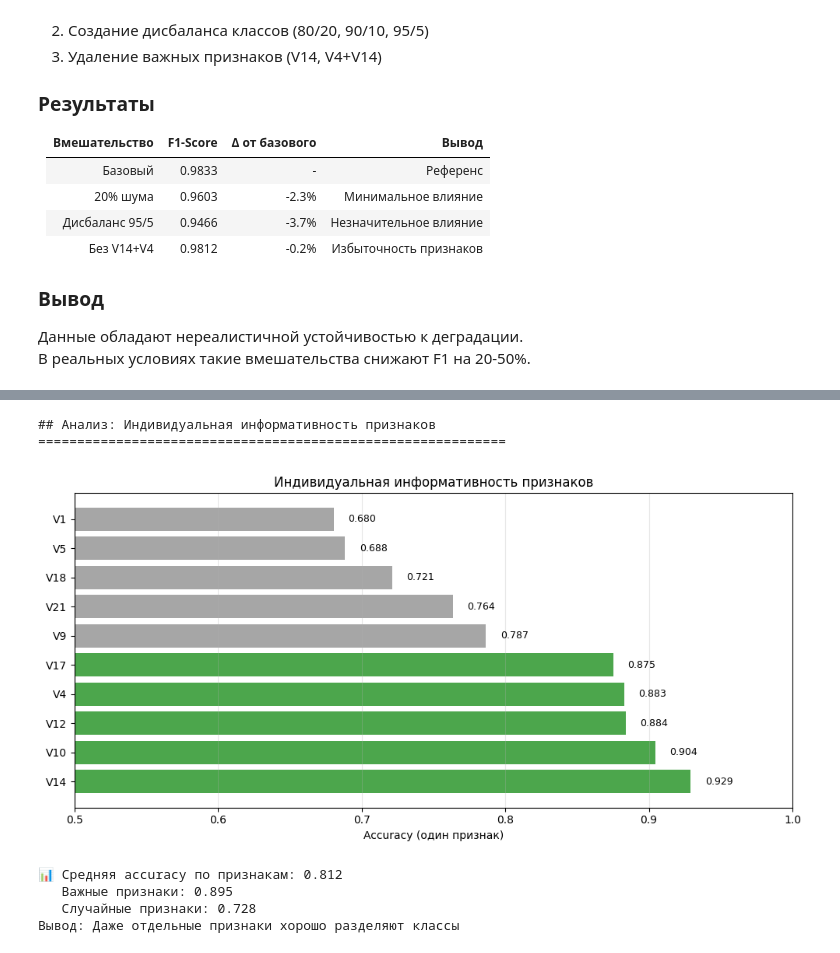
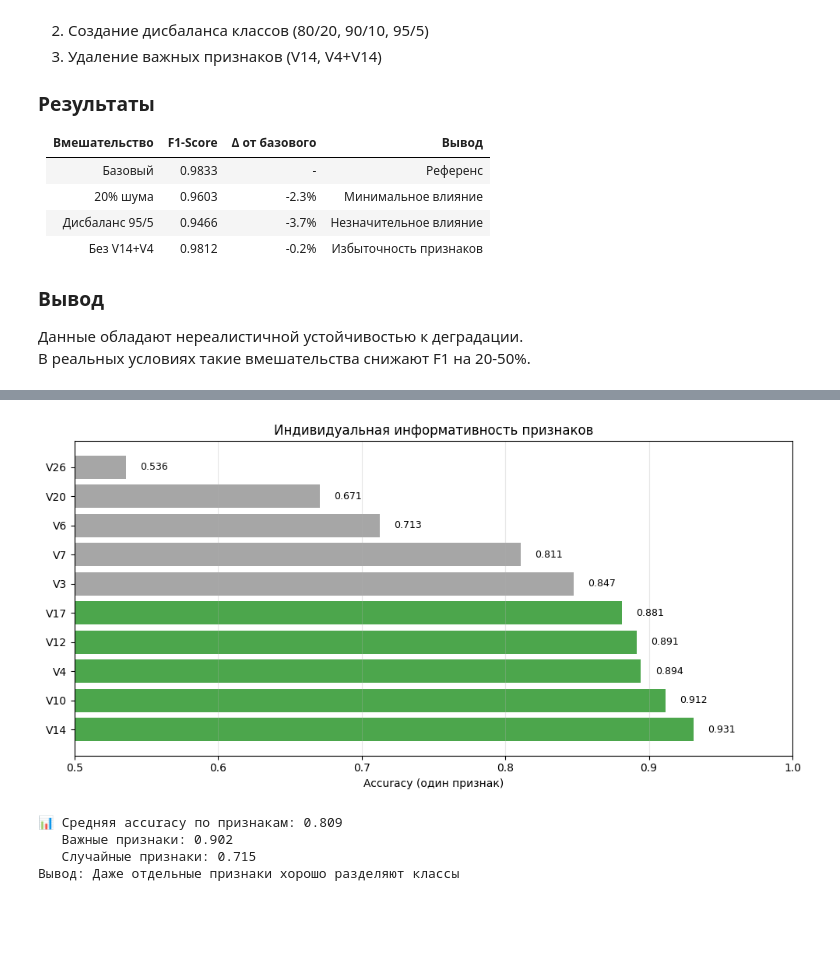
Before and after one commit to ls3j33/credit-card-fraud-classification, a Jupyter notebook: notebooks/3_improvements.ipynb, the cells around one changed output, grey strips where cells are left out. Cells and saved outputs as stored; diff of their text form; code cells hidden in the pictures; blank space fills up the shorter version.

```diff
--- a/notebooks/3_improvements.ipynb
+++ b/notebooks/3_improvements.ipynb
@@ -115,66 +147,86 @@ LinearSVC (C=100): F1 = 0.9613 ± 0.0028
 Вывод: Данные почти полностью линейно разделимы (F1 > 0.96)
 # %%
-# Ячейка 6: Анализ индивидуальной информативности признаков
-print("\n## Анализ: Индивидуальная информативность признаков")
-print("=" * 60)
+# 1. Случайная подвыборка из тренировочных данных (ПЕРЕД всеми преобразованиями)
+np.random.seed(42)
+sample_indices = np.random.choice(len(X_train), 5000, replace=False)
+X_sample = X_train.iloc[sample_indices] if hasattr(X_train, 'iloc') else X_train[sample_indices]
+y_sample = y_train.iloc[sample_indices] if hasattr(y_train, 'iloc') else y_train[sample_indices]
 
-# Быстрый анализ - один признак
-from sklearn.linear_model import LogisticRegression
+# 2. Если important_features были получены из EDA на тренировочных данных - ок
+#    Иначе нужно их определить ТОЛЬКО на тренировочных данных
+important_features = ['V14', 'V4', 'V10', 'V12', 'V17']  # Убедитесь, что они получены только из X_train
+
+# 3. Выбор случайных признаков ИЗ ТРЕНИРОВОЧНЫХ
+all_features = X_train.columns.tolist() if hasattr(X_train, 'columns') else list(range(X_train.shape[1]))
+random_features = np.random.choice(
+    [f for f in all_features if f not in important_features],
+    5,
+    replace=False
+)
+test_features = list(important_features) + list(random_features)
 
 single_feature_results = []
-feature_names = X.columns.tolist()
-
-# Проверяем только 5 самых важных и 5 случайных признаков
-important_features = ['V14', 'V4', 'V10', 'V12', 'V17']
-random_features = np.random.choice([f for f in feature_names if f not in important_features], 5, replace=False)
-test_features = list(important_features) + list(random_features)
 
 for feature in test_features:
-    idx = feature_names.index(feature)
-    X_single = X_train_scaled[:5000, idx].reshape(-1, 1)
-    y_single = y_train[:5000].values if hasattr(y_train, 'values') else y_train[:5000]
+    # 4. Выделяем один признак из НЕмасштабированных данных
+    if hasattr(X_sample, 'iloc'):  # DataFrame
+        X_single = X_sample[[feature]].values
+    else:  # numpy array
+        idx = all_features.index(feature) if feature in all_features else int(feature)
+        X_single = X_sample[:, idx].reshape(-1, 1)
 
-    model = LogisticRegression(random_state=42)
-    scores = cross_val_score(model, X_single, y_single, cv=3, scoring='accuracy')
+    # 5. Pipeline для каждого признака
+    pipeline = Pipeline([
+        ('scaler', StandardScaler()),
+        ('model', LogisticRegression(random_state=42, max_iter=1000))
+    ])
+
+    # 6. CV на исходных данных
+    scores = cross_val_score(
+        pipeline,
+        X_single,  # Не масштабированные!
+        y_sample,
+        cv=3,
+        scoring='accuracy',
+        n_jobs=-1
+    )
 
     single_feature_results.append({
         'feature': feature,
         'accuracy': scores.mean(),
+        'std': scores.std(),
         'type': 'important' if feature in important_features else 'random'
     })
 
-# Визуализация
+# Визуализация и вывод результатов (без изменений)
 single_df = pd.DataFrame(single_feature_results).sort_values('accuracy', ascending=False)
 
 plt.figure(figsize=(10, 5))
 colors = ['green' if t == 'important' else 'gray' for t in single_df['type']]
 bars = plt.barh(range(len(single_df)), single_df['accuracy'], color=colors, alpha=0.7)
 plt.xlabel('Accuracy (один признак)')
 plt.title('Индивидуальная информативность признаков')
 plt.yticks(range(len(single_df)), single_df['feature'])
 plt.xlim(0.5, 1.0)
 plt.grid(True, alpha=0.3, axis='x')
 
-# Добавляем значения
 for bar, acc in zip(bars, single_df['accuracy']):
     plt.text(bar.get_width() + 0.01, bar.get_y() + bar.get_height()/2,
              f'{acc:.3f}', va='center', fontsize=9)
 
 plt.tight_layout()
 plt.show()
 
 print(f"\n📊 Средняя accuracy по признакам: {single_df['accuracy'].mean():.3f}")
 print(f"   Важные признаки: {single_df[single_df['type']=='important']['accuracy'].mean():.3f}")
 print(f"   Случайные признаки: {single_df[single_df['type']=='random']['accuracy'].mean():.3f}")
 print("Вывод: Даже отдельные признаки хорошо разделяют классы")
 # %% [output]
+[figure, new version]
-## Анализ: Индивидуальная информативность признаков
-============================================================
+📊 Средняя accuracy по признакам: 0.809
+   Важные признаки: 0.902
+   Случайные признаки: 0.715
+Вывод: Даже отдельные признаки хорошо разделяют классы
-[figure, old version]
-📊 Средняя accuracy по признакам: 0.812
-   Важные признаки: 0.895
-   Случайные признаки: 0.728
-Вывод: Даже отдельные признаки хорошо разделяют классы
 # %%
 # Ячейка 7: Визуализация перекрытия распределений
 print("\n## Анализ: Перекрытие распределений классов")
```
Also changed, not shown: parts of 4 cells of this notebook, 2 other files.
